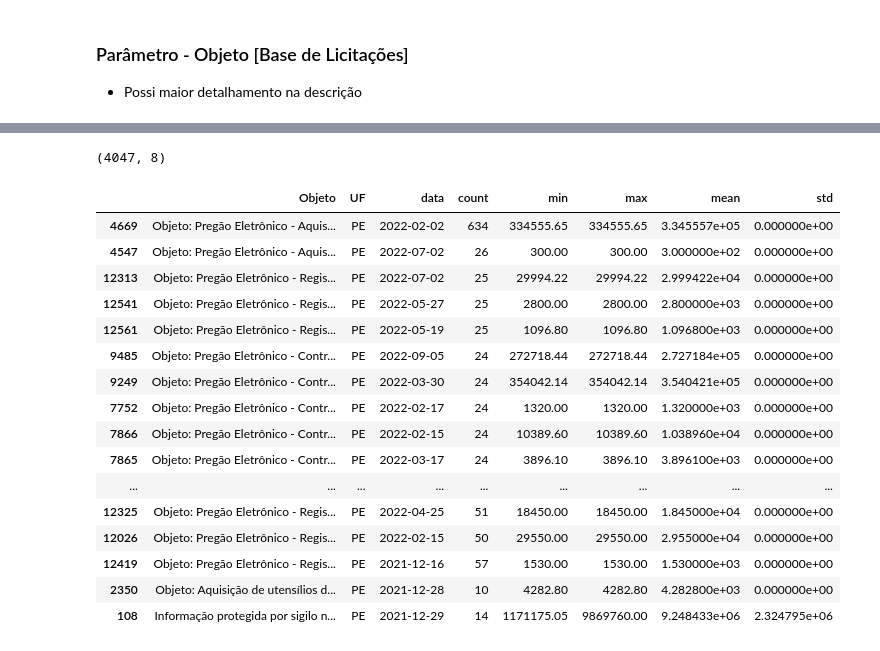
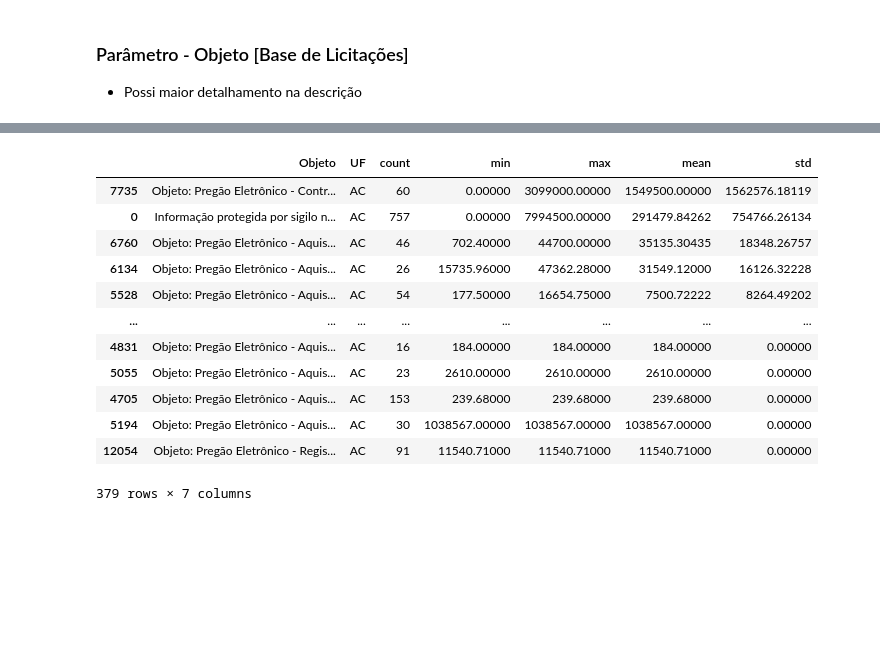
Before and after one commit to ednaelxd/public_bidding, a Jupyter notebook: notebooks/01_abordagem_estatistica.ipynb, the cells around one changed output, grey strips where cells are left out. Drawn from its saved outputs; the diff is of its cells as text; code cells hidden in the pictures; blank space fills up the shorter version.

```diff
--- a/notebooks/01_abordagem_estatistica.ipynb
+++ b/notebooks/01_abordagem_estatistica.ipynb
@@ -10,9 +10,9 @@ import plotly.express as px
 # %% [markdown]
 `Importação`
 # %%
-df_g = pd.read_csv('..\data_processed\df_geral_2.csv',index_col=[0])
+df_g = pd.read_csv('..\data\\raw\\df_geral_2.csv',index_col=[0])
 # %%
-df_itens = pd.read_csv('..\data_processed\dados_itens_2.zip',index_col=[0],compression='zip')
+df_itens = pd.read_csv('..\data\\raw\\dados_itens_2.zip',index_col=[0],compression='zip')
 # %%
 df_itens.head(1)
 # %% [output]
@@ -258,9 +258,11 @@ fig.show()
 ### Parâmetro - Objeto [Base de Licitações]
 - Possi maior detalhamento na descrição
 # %%
+agrup2 = df[df['Obras']=='Compras/Servicos'].groupby(['Objeto','UF']).agg({'valor_individual':['count','min','max','mean','std']})
+agrup2 = pd.DataFrame(agrup2['valor_individual']).reset_index(drop=False)
+agrup2 = agrup2.sort_values(by='std',ascending=False)
 
-agrup2 = df[df['Obras']=='Compras/Servicos'].groupby(['Objeto','UF','data']).agg({'Total':['count','min','max','mean','std']})
-agrup2 = pd.DataFrame(agrup2['Total']).reset_index(drop=False)
-agrup2 = agrup2.sort_values(by='count',ascending=False)
-agrup2
+range2 = agrup2[(agrup2['mean']!=0) & (agrup2['count']>=10)]
+range2 = range2.sort_values(by='std',ascending=False)
+range2[0:20]
 # %% [output]
@@ -280,5 +285,0 @@ agrup2
-# %%
-range2 = agrup2[(agrup2['mean']!=0) & (agrup2['count']>=10)]
-range2.shape
-# %% [output]
-(4047, 8)
@@ -289,22 +287,18 @@ fig.show()
 #pd.options.display.max_rows = 500
 pd.options.display.max_colwidth = 500
 # %%
-range2[range2['UF']=='PE'].sort_values(by='std')
+range2[range2['UF']=='AC'].sort_values(by='std',ascending=False)
 # %% [output]
-|  | Objeto | UF | data | count | min | max | mean | std |
-| 4669 | Objeto: Pregão Eletrônico - Aquis... | PE | 2022-02-02 | 634 | 334555.65 | 334555.65 | 3.345557e+05 | 0.000000e+00 |
-| 4547 | Objeto: Pregão Eletrônico - Aquis... | PE | 2022-07-02 | 26 | 300.00 | 300.00 | 3.000000e+02 | 0.000000e+00 |
-| 12313 | Objeto: Pregão Eletrônico - Regis... | PE | 2022-07-02 | 25 | 29994.22 | 29994.22 | 2.999422e+04 | 0.000000e+00 |
-| 12541 | Objeto: Pregão Eletrônico - Regis... | PE | 2022-05-27 | 25 | 2800.00 | 2800.00 | 2.800000e+03 | 0.000000e+00 |
-| 12561 | Objeto: Pregão Eletrônico - Regis... | PE | 2022-05-19 | 25 | 1096.80 | 1096.80 | 1.096800e+03 | 0.000000e+00 |
-| 9485 | Objeto: Pregão Eletrônico - Contr... | PE | 2022-09-05 | 24 | 272718.44 | 272718.44 | 2.727184e+05 | 0.000000e+00 |
-| 9249 | Objeto: Pregão Eletrônico - Contr... | PE | 2022-03-30 | 24 | 354042.14 | 354042.14 | 3.540421e+05 | 0.000000e+00 |
-| 7752 | Objeto: Pregão Eletrônico - Contr... | PE | 2022-02-17 | 24 | 1320.00 | 1320.00 | 1.320000e+03 | 0.000000e+00 |
-| 7866 | Objeto: Pregão Eletrônico - Contr... | PE | 2022-02-15 | 24 | 10389.60 | 10389.60 | 1.038960e+04 | 0.000000e+00 |
-| 7865 | Objeto: Pregão Eletrônico - Contr... | PE | 2022-03-17 | 24 | 3896.10 | 3896.10 | 3.896100e+03 | 0.000000e+00 |
-| ... | ... | ... | ... | ... | ... | ... | ... | ... |
-| 12325 | Objeto: Pregão Eletrônico - Regis... | PE | 2022-04-25 | 51 | 18450.00 | 18450.00 | 1.845000e+04 | 0.000000e+00 |
-| 12026 | Objeto: Pregão Eletrônico - Regis... | PE | 2022-02-15 | 50 | 29550.00 | 29550.00 | 2.955000e+04 | 0.000000e+00 |
-| 12419 | Objeto: Pregão Eletrônico - Regis... | PE | 2021-12-16 | 57 | 1530.00 | 1530.00 | 1.530000e+03 | 0.000000e+00 |
-| 2350 | Objeto: Aquisição de utensílios d... | PE | 2021-12-28 | 10 | 4282.80 | 4282.80 | 4.282800e+03 | 0.000000e+00 |
-| 108 | Informação protegida por sigilo n... | PE | 2021-12-29 | 14 | 1171175.05 | 9869760.00 | 9.248433e+06 | 2.324795e+06 |
+|  | Objeto | UF | count | min | max | mean | std |
+| 7735 | Objeto: Pregão Eletrônico - Contr... | AC | 60 | 0.00000 | 3099000.00000 | 1549500.00000 | 1562576.18119 |
+| 0 | Informação protegida por sigilo n... | AC | 757 | 0.00000 | 7994500.00000 | 291479.84262 | 754766.26134 |
+| 6760 | Objeto: Pregão Eletrônico - Aquis... | AC | 46 | 702.40000 | 44700.00000 | 35135.30435 | 18348.26757 |
+| 6134 | Objeto: Pregão Eletrônico - Aquis... | AC | 26 | 15735.96000 | 47362.28000 | 31549.12000 | 16126.32228 |
+| 5528 | Objeto: Pregão Eletrônico - Aquis... | AC | 54 | 177.50000 | 16654.75000 | 7500.72222 | 8264.49202 |
+| ... | ... | ... | ... | ... | ... | ... | ... |
+| 4831 | Objeto: Pregão Eletrônico - Aquis... | AC | 16 | 184.00000 | 184.00000 | 184.00000 | 0.00000 |
+| 5055 | Objeto: Pregão Eletrônico - Aquis... | AC | 23 | 2610.00000 | 2610.00000 | 2610.00000 | 0.00000 |
+| 4705 | Objeto: Pregão Eletrônico - Aquis... | AC | 153 | 239.68000 | 239.68000 | 239.68000 | 0.00000 |
+| 5194 | Objeto: Pregão Eletrônico - Aquis... | AC | 30 | 1038567.00000 | 1038567.00000 | 1038567.00000 | 0.00000 |
+| 12054 | Objeto: Pregão Eletrônico - Regis... | AC | 91 | 11540.71000 | 11540.71000 | 11540.71000 | 0.00000 |
+379 rows × 7 columns
```
Also changed, not shown: parts of 2 cells of this notebook, 9 other files.
